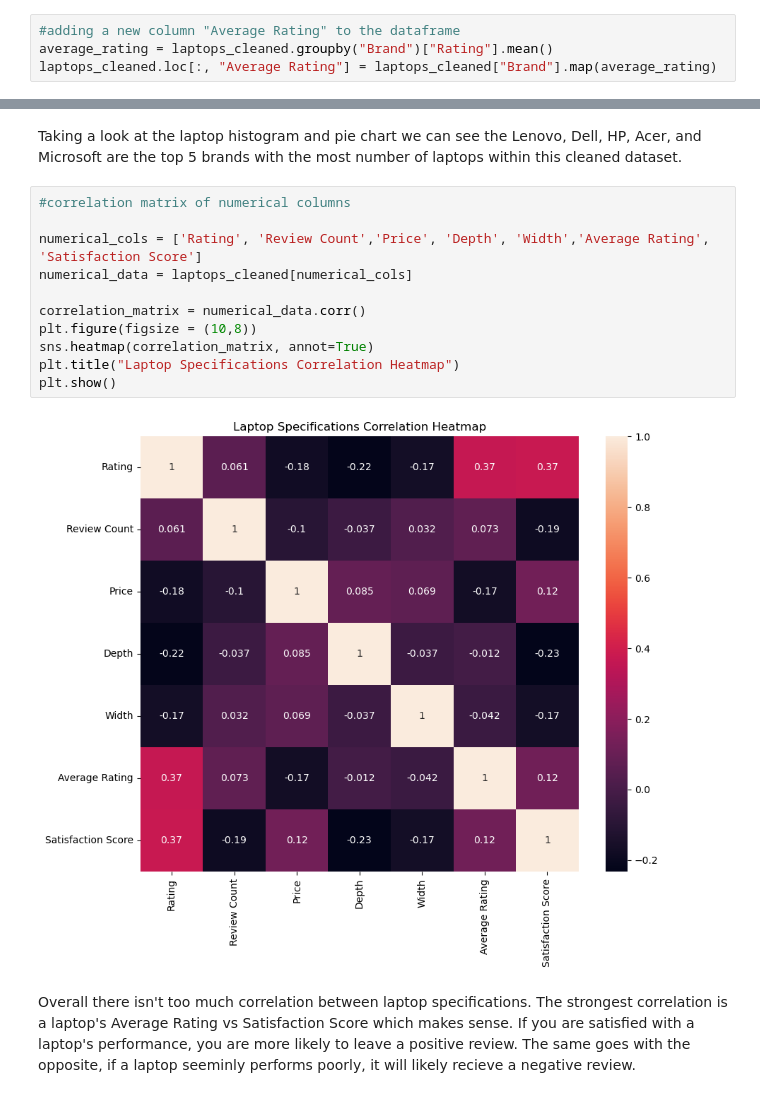
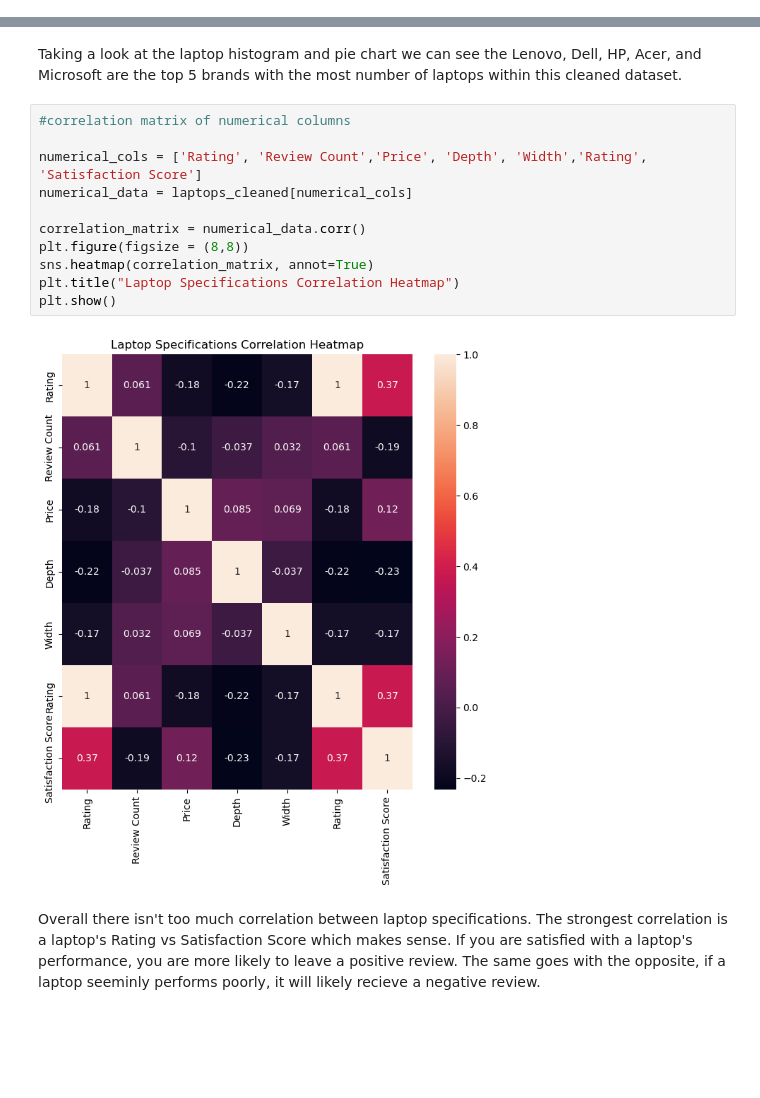
Before and after one commit to tlbravo/Windows-Laptops-Analysis, a Jupyter notebook: Windows Laptop Analysis.ipynb, the cells around one changed output, grey strips where cells are left out. Saved outputs shown, nothing was run; the diff lists cells and outputs as text; blank space fills up the shorter version.

```diff
--- a/Windows Laptop Analysis.ipynb
+++ b/Windows Laptop Analysis.ipynb
@@ -120,6 +120,2 @@ price_brand_bar.show()
 # %% [markdown]
 Razer laptops are the most expensive laptop brand by average price by far. This would make sense because this brand is comprised of high performance gaming laptops.
-# %%
-#adding a new column "Average Rating" to the dataframe
-average_rating = laptops_cleaned.groupby("Brand")["Rating"].mean()
-laptops_cleaned.loc[:, "Average Rating"] = laptops_cleaned["Brand"].map(average_rating)
@@ -204,15 +186,15 @@ Taking a look at the laptop histogram and pie chart we can see the Lenovo, Dell,
 # %%
 #correlation matrix of numerical columns
 
-numerical_cols = ['Rating', 'Review Count','Price', 'Depth', 'Width','Average Rating', 'Satisfaction Score']
+numerical_cols = ['Rating', 'Review Count','Price', 'Depth', 'Width','Rating', 'Satisfaction Score']
 numerical_data = laptops_cleaned[numerical_cols]
 
 correlation_matrix = numerical_data.corr()
-plt.figure(figsize = (10,8))
+plt.figure(figsize = (8,8))
 sns.heatmap(correlation_matrix, annot=True)
 plt.title("Laptop Specifications Correlation Heatmap")
 plt.show()
 # %% [output]
-[figure, old version]
+[figure, new version]
 # %% [markdown]
-Overall there isn't too much correlation between laptop specifications. The strongest correlation is a laptop's Average Rating vs Satisfaction Score which makes sense. If you are satisfied with a laptop's performance, you are more likely to leave a positive review. The same goes with the opposite, if a laptop seeminly performs poorly, it will likely recieve a negative review.
+Overall there isn't too much correlation between laptop specifications. The strongest correlation is a laptop's Rating vs Satisfaction Score which makes sense. If you are satisfied with a laptop's performance, you are more likely to leave a positive review. The same goes with the opposite, if a laptop seeminly performs poorly, it will likely recieve a negative review.
```
Also changed, not shown: parts of 8 cells of this notebook, 7 other files.
